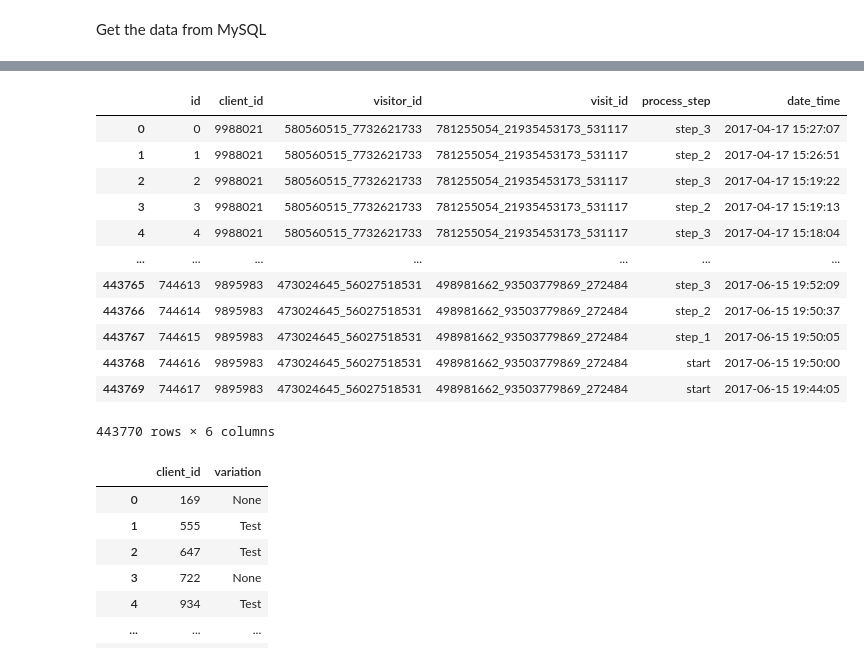
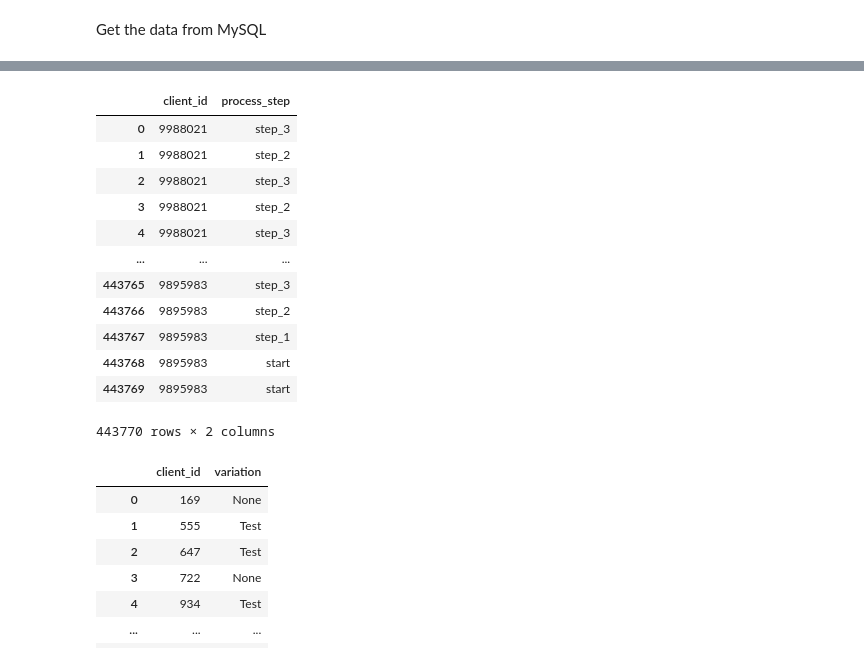
Before and after one commit to allera484/vanguard-ab-test, a Jupyter notebook: notebook/client_tenure_hypothesis.ipynb, the cells around one changed output, grey strips where cells are left out. Saved outputs shown, nothing was run; the diff lists cells and outputs as text; code cells hidden in the pictures.

```diff
--- a/notebook/client_tenure_hypothesis.ipynb
+++ b/notebook/client_tenure_hypothesis.ipynb
@@ -195,7 +195,7 @@ Get the data from MySQL
 # %%
 with engine.connect() as connection:
     # Query to extract relevant columns from df_final_demo
-    txt = '''SELECT *
+    txt = '''SELECT client_id, clnt_tenure_yr, clnt_tenure_mnth, balance
             FROM df_final_demo;'''
     query = text(txt)
     result = connection.execute(query)
@@ -219,27 +219,27 @@ data_demo
 # %%
 with engine.connect() as connection:
     # Query to extract relevant columns from df_final_demo
-    txt = '''SELECT *
+    txt = '''SELECT client_id, process_step
             FROM df_final_web_data;'''
     query = text(txt)
     result = connection.execute(query)
     data_web = pd.DataFrame(result.all())
 
 data_web
 # %% [output]
-|  | id | client_id | visitor_id | visit_id | process_step | date_time |
-| 0 | 0 | 9988021 | 580560515_7732621733 | 781255054_21935453173_531117 | step_3 | 2017-04-17 15:27:07 |
-| 1 | 1 | 9988021 | 580560515_7732621733 | 781255054_21935453173_531117 | step_2 | 2017-04-17 15:26:51 |
-| 2 | 2 | 9988021 | 580560515_7732621733 | 781255054_21935453173_531117 | step_3 | 2017-04-17 15:19:22 |
-| 3 | 3 | 9988021 | 580560515_7732621733 | 781255054_21935453173_531117 | step_2 | 2017-04-17 15:19:13 |
-| 4 | 4 | 9988021 | 580560515_7732621733 | 781255054_21935453173_531117 | step_3 | 2017-04-17 15:18:04 |
-| ... | ... | ... | ... | ... | ... | ... |
-| 443765 | 744613 | 9895983 | 473024645_56027518531 | 498981662_93503779869_272484 | step_3 | 2017-06-15 19:52:09 |
-| 443766 | 744614 | 9895983 | 473024645_56027518531 | 498981662_93503779869_272484 | step_2 | 2017-06-15 19:50:37 |
-| 443767 | 744615 | 9895983 | 473024645_56027518531 | 498981662_93503779869_272484 | step_1 | 2017-06-15 19:50:05 |
-| 443768 | 744616 | 9895983 | 473024645_56027518531 | 498981662_93503779869_272484 | start | 2017-06-15 19:50:00 |
-| 443769 | 744617 | 9895983 | 473024645_56027518531 | 498981662_93503779869_272484 | start | 2017-06-15 19:44:05 |
+|  | client_id | process_step |
+| 0 | 9988021 | step_3 |
+| 1 | 9988021 | step_2 |
+| 2 | 9988021 | step_3 |
+| 3 | 9988021 | step_2 |
+| 4 | 9988021 | step_3 |
+| ... | ... | ... |
+| 443765 | 9895983 | step_3 |
+| 443766 | 9895983 | step_2 |
+| 443767 | 9895983 | step_1 |
+| 443768 | 9895983 | start |
+| 443769 | 9895983 | start |
-443770 rows × 6 columns
+443770 rows × 2 columns
 # %%
 with engine.connect() as connection:
     # Query to extract relevant columns from df_final_experiment_clients
```
Also changed, not shown: parts of 7 cells of this notebook.
